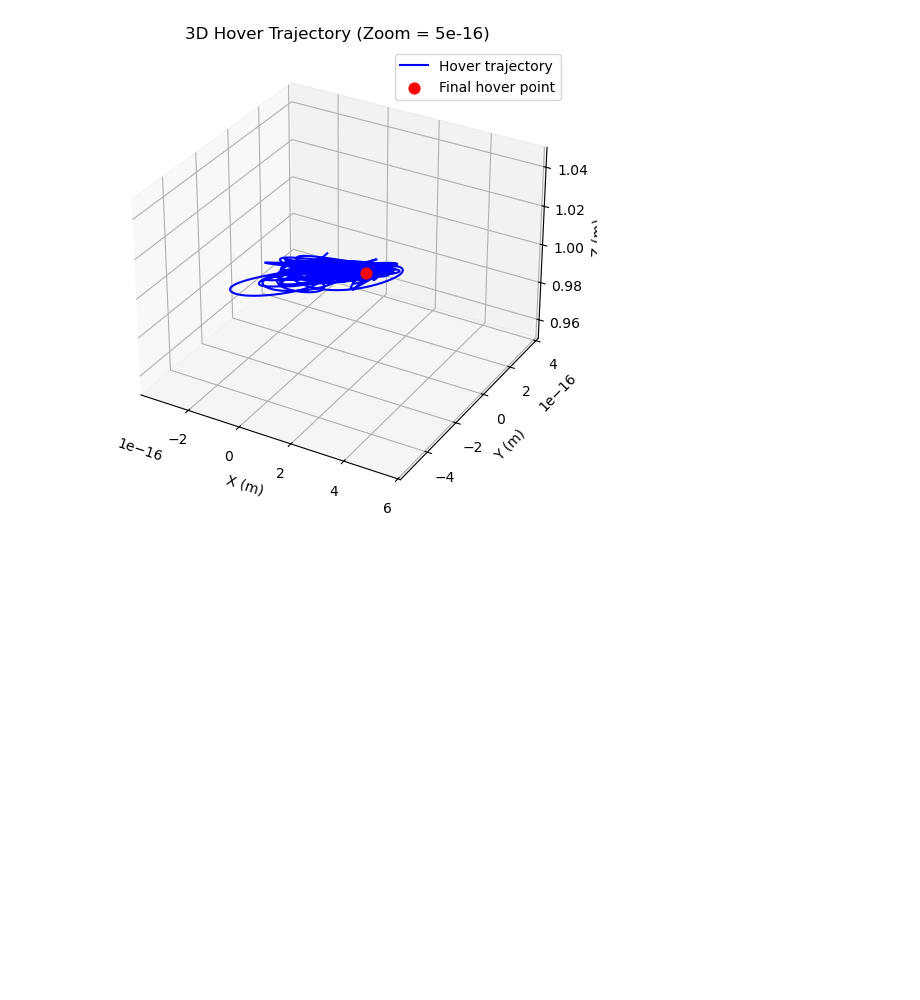
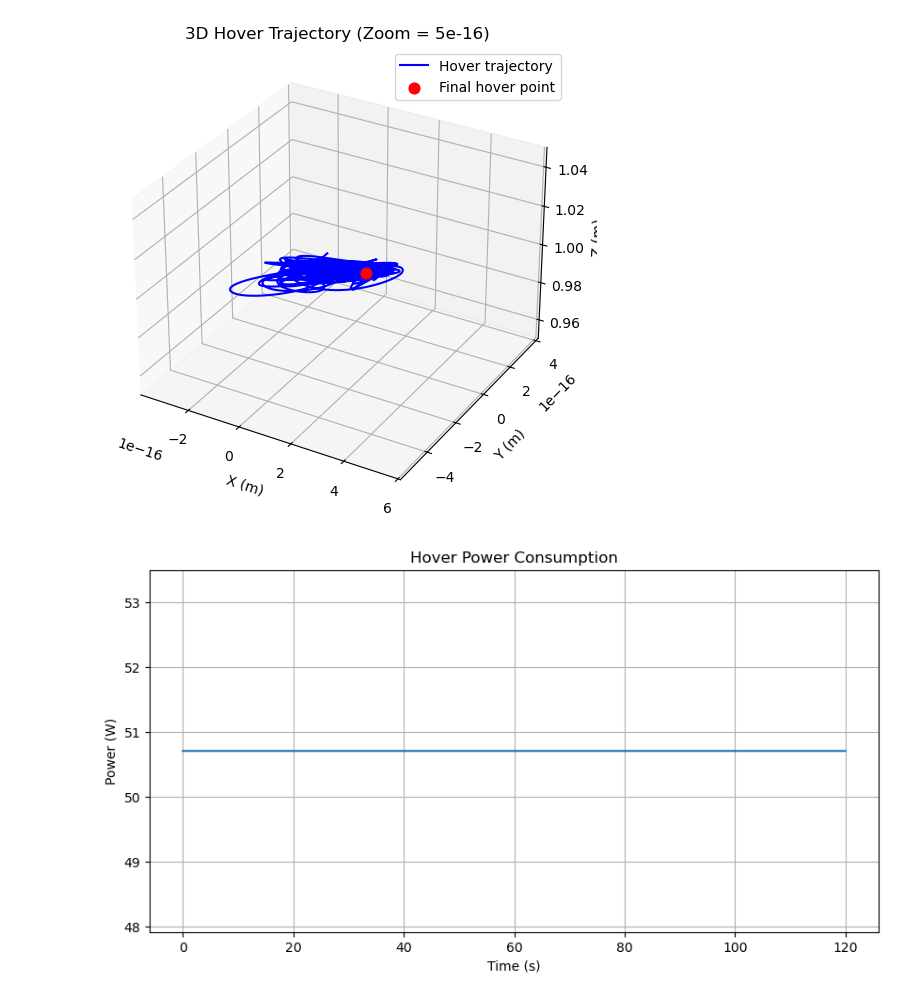
Before and after one commit to mugreenstein/AE-352-Final-Project, a Jupyter notebook: main_power.ipynb, the cells around one changed output. Cells and saved outputs as stored; diff of their text form; code cells hidden in the pictures; blank space fills up the shorter version.

```diff
--- a/main_power.ipynb
+++ b/main_power.ipynb
@@ -998,3 +1002,13 @@ ax.legend()
 plt.show()
 # %% [output]
 [figure]
+# %%
+plt.figure(figsize=(10,5))
+plt.plot(times_h, Powers_h)
+plt.ylabel("Power (W)")
+plt.xlabel("Time (s)")
+plt.title("Hover Power Consumption")
+plt.grid(True)
+plt.show()
+# %% [output]
+[figure, added]
```
Also changed, not shown: parts of 6 cells of this notebook, 9 other files.
